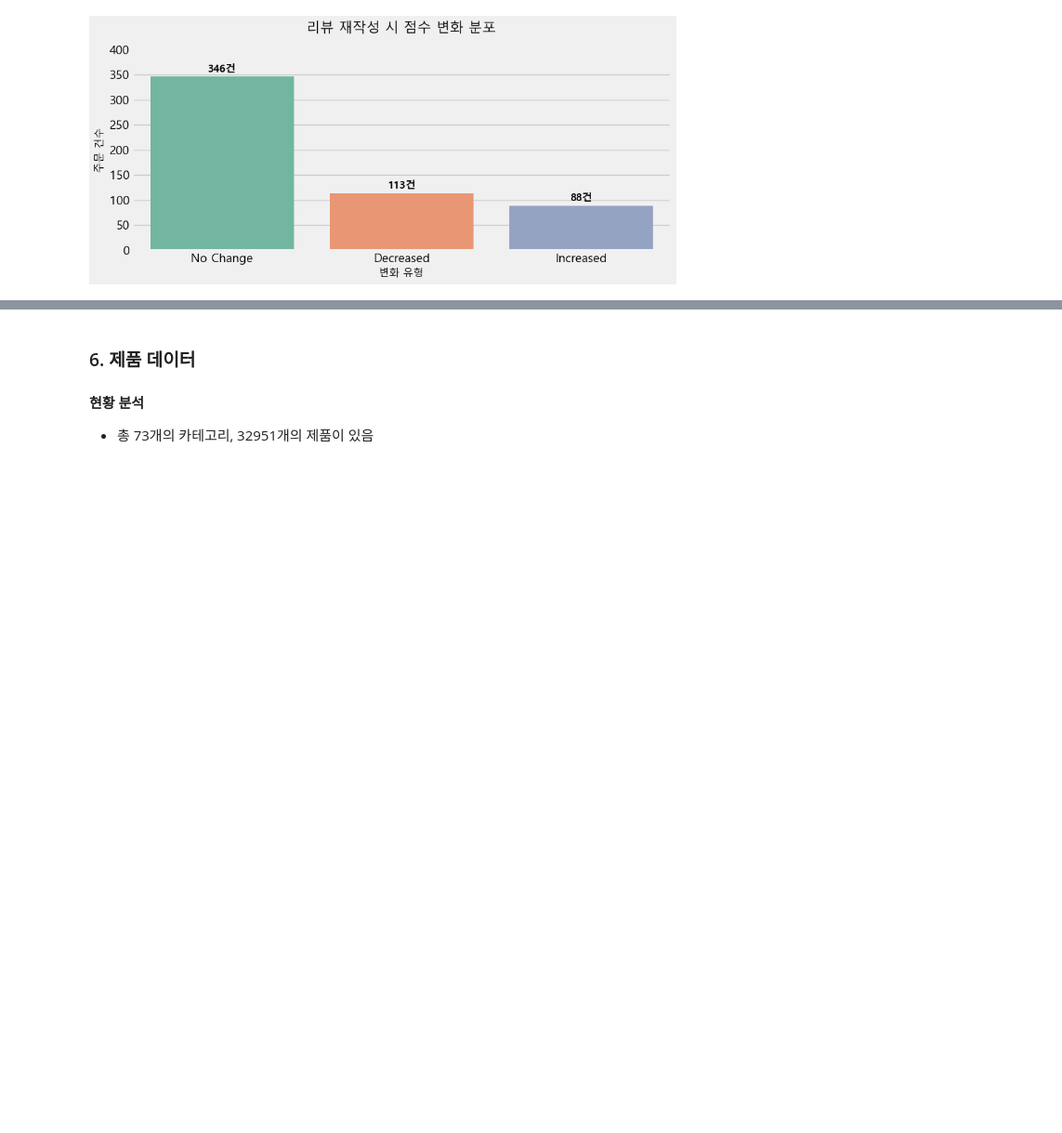
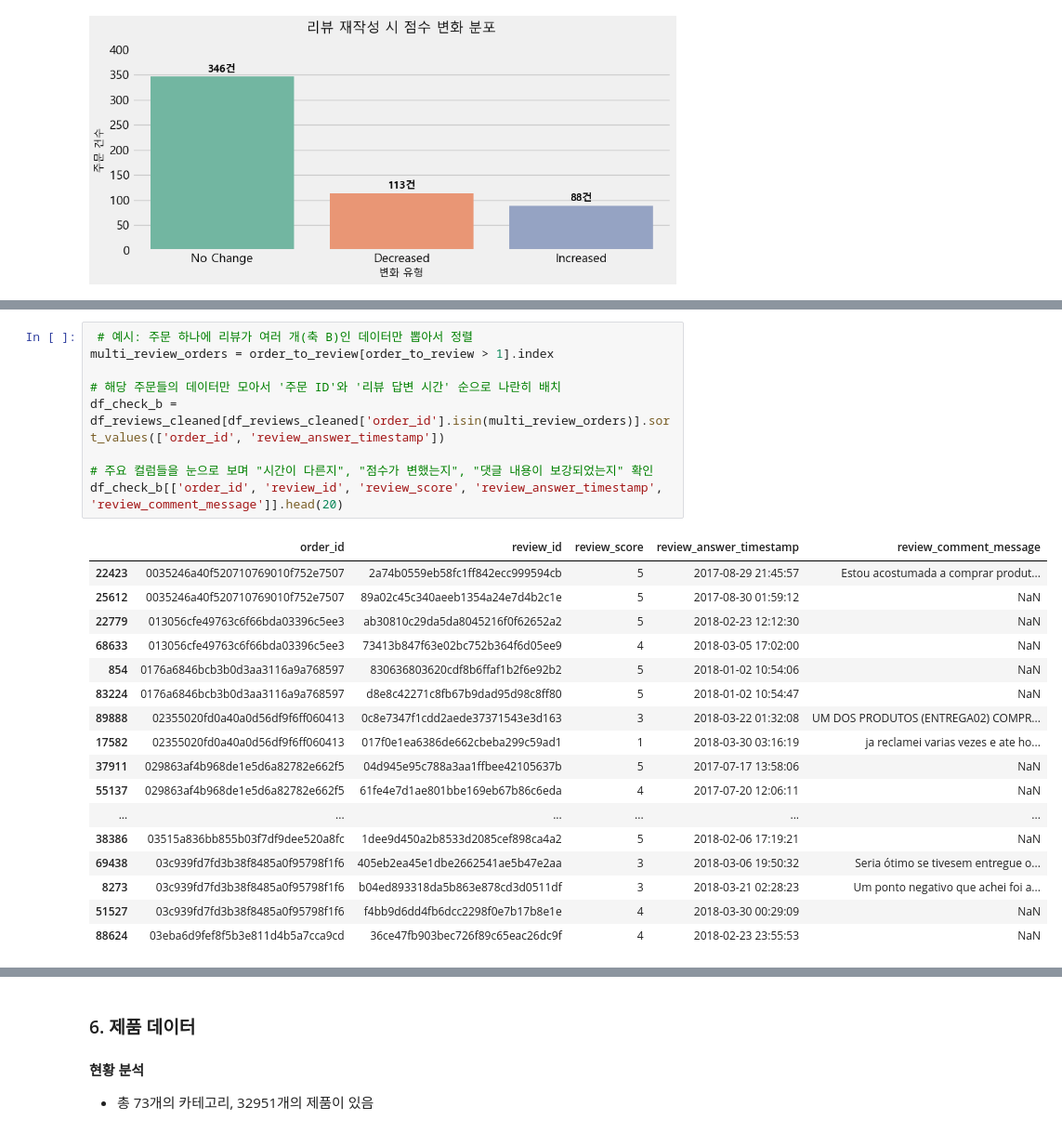
Before and after one commit to eunsung20311-dot/Olist-E-commerce-Analysis, a Jupyter notebook: 01_data_preparation_eda.ipynb, the cells around one changed output, grey strips where cells are left out. Shown at 93% size. Drawn from its saved outputs; the diff is of its cells as text; blank space fills up the shorter version.

```diff
--- a/01_data_preparation_eda.ipynb
+++ b/01_data_preparation_eda.ipynb
@@ -816,0 +578,27 @@ Passing `palette` without assigning `hue` is deprecated and will be removed in v
+# %%
+ # 예시: 주문 하나에 리뷰가 여러 개(축 B)인 데이터만 뽑아서 정렬
+multi_review_orders = order_to_review[order_to_review > 1].index
+
+# 해당 주문들의 데이터만 모아서 '주문 ID'와 '리뷰 답변 시간' 순으로 나란히 배치
+df_check_b = df_reviews_cleaned[df_reviews_cleaned['order_id'].isin(multi_review_orders)].sort_values(['order_id', 'review_answer_timestamp'])
+
+# 주요 컬럼들을 눈으로 보며 "시간이 다른지", "점수가 변했는지", "댓글 내용이 보강되었는지" 확인
+df_check_b[['order_id', 'review_id', 'review_score', 'review_answer_timestamp', 'review_comment_message']].head(20)
+# %% [output]
+|  | order_id | review_id | review_score | review_answer_timestamp | review_comment_message |
+| 22423 | 0035246a40f520710769010f752e7507 | 2a74b0559eb58fc1ff842ecc999594cb | 5 | 2017-08-29 21:45:57 | Estou acostumada a comprar produt... |
+| 25612 | 0035246a40f520710769010f752e7507 | 89a02c45c340aeeb1354a24e7d4b2c1e | 5 | 2017-08-30 01:59:12 | NaN |
+| 22779 | 013056cfe49763c6f66bda03396c5ee3 | ab30810c29da5da8045216f0f62652a2 | 5 | 2018-02-23 12:12:30 | NaN |
+| 68633 | 013056cfe49763c6f66bda03396c5ee3 | 73413b847f63e02bc752b364f6d05ee9 | 4 | 2018-03-05 17:02:00 | NaN |
+| 854 | 0176a6846bcb3b0d3aa3116a9a768597 | 830636803620cdf8b6ffaf1b2f6e92b2 | 5 | 2018-01-02 10:54:06 | NaN |
+| 83224 | 0176a6846bcb3b0d3aa3116a9a768597 | d8e8c42271c8fb67b9dad95d98c8ff80 | 5 | 2018-01-02 10:54:47 | NaN |
+| 89888 | 02355020fd0a40a0d56df9f6ff060413 | 0c8e7347f1cdd2aede37371543e3d163 | 3 | 2018-03-22 01:32:08 | UM DOS PRODUTOS (ENTREGA02) COMPR... |
+| 17582 | 02355020fd0a40a0d56df9f6ff060413 | 017f0e1ea6386de662cbeba299c59ad1 | 1 | 2018-03-30 03:16:19 | ja reclamei varias vezes e ate ho... |
+| 37911 | 029863af4b968de1e5d6a82782e662f5 | 04d945e95c788a3aa1ffbee42105637b | 5 | 2017-07-17 13:58:06 | NaN |
+| 55137 | 029863af4b968de1e5d6a82782e662f5 | 61fe4e7d1ae801bbe169eb67b86c6eda | 4 | 2017-07-20 12:06:11 | NaN |
+| ... | ... | ... | ... | ... | ... |
+| 38386 | 03515a836bb855b03f7df9dee520a8fc | 1dee9d450a2b8533d2085cef898ca4a2 | 5 | 2018-02-06 17:19:21 | NaN |
+| 69438 | 03c939fd7fd3b38f8485a0f95798f1f6 | 405eb2ea45e1dbe2662541ae5b47e2aa | 3 | 2018-03-06 19:50:32 | Seria ótimo se tivesem entregue o... |
+| 8273 | 03c939fd7fd3b38f8485a0f95798f1f6 | b04ed893318da5b863e878cd3d0511df | 3 | 2018-03-21 02:28:23 | Um ponto negativo que achei foi a... |
+| 51527 | 03c939fd7fd3b38f8485a0f95798f1f6 | f4bb9d6dd4fb6dcc2298f0e7b17b8e1e | 4 | 2018-03-30 00:29:09 | NaN |
+| 88624 | 03eba6d9fef8f5b3e811d4b5a7cca9cd | 36ce47fb903bec726f89c65eac26dc9f | 4 | 2018-02-23 23:55:53 | NaN |
```
Also changed, not shown: parts of 39 cells of this notebook.
